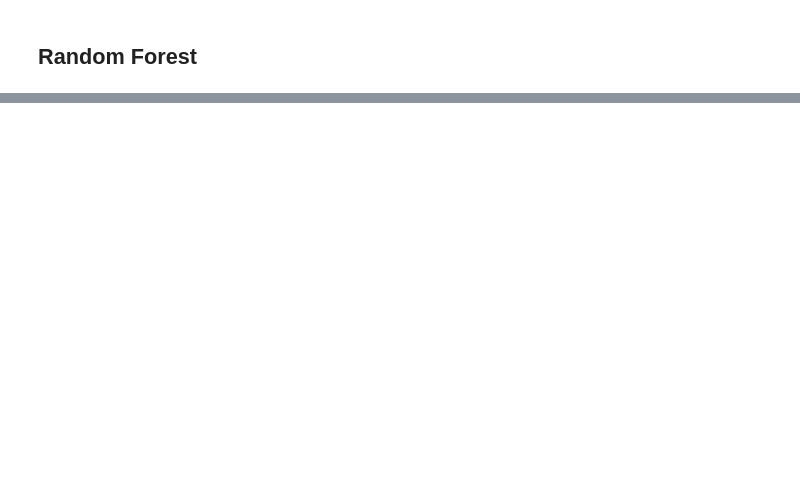
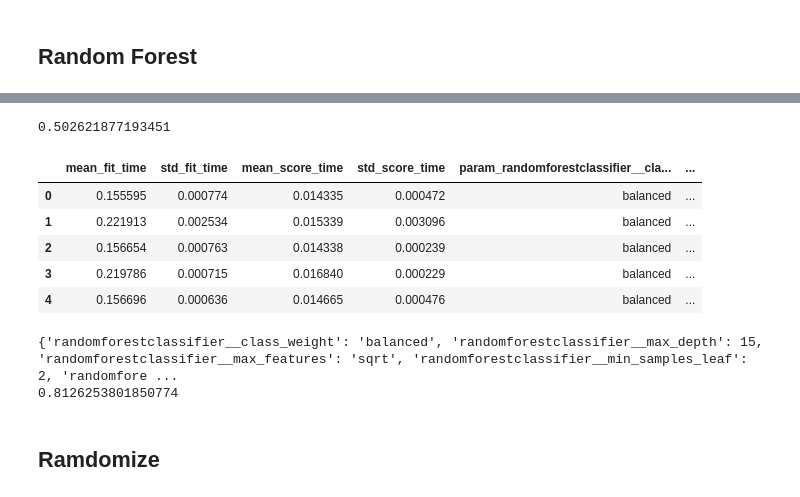
Before and after one commit to LuisDavid01/notebook-proyecto-big-data, a Jupyter notebook: SC-707_G7_Propuesta de proyecto.ipynb, the cells around one changed output, grey strips where cells are left out. Drawn from its saved outputs; the diff is of its cells as text; code cells hidden in the pictures; blank space fills up the shorter version.

```diff
--- a/SC-707_G7_Propuesta de proyecto.ipynb
+++ b/SC-707_G7_Propuesta de proyecto.ipynb
@@ -1009,0 +855,18 @@ array([0.93, 0.92, 0.93, 0.82, 0.92, 0.99, 0.2 , 0.24, 0.08, 1.  , 0.08,
+# %%
+from sklearn.linear_model import LogisticRegression
+from sklearn.pipeline import make_pipeline
+from sklearn.linear_model import LogisticRegression
+
+# Usar regresión logística en lugar de lineal
+log_reg = make_pipeline(preprocessing, LogisticRegression(max_iter=1000))
+
+# Entrenar
+log_reg.fit(prestamostrain, prestamostrain_labels)
+
+# Predicciones de clase
+y_pred = log_reg.predict(prestamostrain)
+print("Predicciones de clase:", y_pred[:5])
+
+# Predicciones de probabilidad
+y_proba = log_reg.predict_proba(prestamostrain)[:, 1]
+print("Probabilidades:", y_proba[:5])
@@ -1009,0 +951,11 @@ array([0.93, 0.92, 0.93, 0.82, 0.92, 0.99, 0.2 , 0.24, 0.08, 1.  , 0.08,
+# %%
+param_grid = {
+    "randomforestclassifier__n_estimators": [200, 300],  # más árboles, pero no excesivo
+    "randomforestclassifier__max_depth": [5, 10, 15],  # profundidad moderada
+    "randomforestclassifier__max_features": ["sqrt", "log2"],  # probadas para evitar sobreajuste
+    "randomforestclassifier__min_samples_split": [5, 10],  # evita ramas con muy pocos datos
+    "randomforestclassifier__min_samples_leaf": [2, 4],  # hojas más grandes
+    "randomforestclassifier__class_weight": ["balanced"]  # ajusta pesos por desbalance
+}
+# Definir el Grid de búsqueda con cross-validation de 3 folds
+grid_search = GridSearchCV(forest_clf, param_grid, cv=3)
@@ -1009,0 +984,29 @@ array([0.93, 0.92, 0.93, 0.82, 0.92, 0.99, 0.2 , 0.24, 0.08, 1.  , 0.08,
+# %%
+import time
+
+inicio = time.time()
+grid_search.fit(prestamostrain,  prestamostrain_labels)
+fin = time.time()
+(fin - inicio) / 60
+# %% [output]
+0.502621877193451
+# %%
+cv_res = pd.DataFrame(grid_search.cv_results_)
+# %%
+cv_res[:5]
+# %% [output]
+|  | mean_fit_time | std_fit_time | mean_score_time | std_score_time | param_randomforestclassifier__cla... | ... |
+| 0 | 0.155595 | 0.000774 | 0.014335 | 0.000472 | balanced | ... |
+| 1 | 0.221913 | 0.002534 | 0.015339 | 0.003096 | balanced | ... |
+| 2 | 0.156654 | 0.000763 | 0.014338 | 0.000239 | balanced | ... |
+| 3 | 0.219786 | 0.000715 | 0.016840 | 0.000229 | balanced | ... |
+| 4 | 0.156696 | 0.000636 | 0.014665 | 0.000476 | balanced | ... |
+# %%
+#mejores parametros
+print(grid_search.best_params_)
+print(grid_search.best_score_)
+# %% [output]
+{'randomforestclassifier__class_weight': 'balanced', 'randomforestclassifier__max_depth': 15, 'randomforestclassifier__max_features': 'sqrt', 'randomforestclassifier__min_samples_leaf': 2, 'randomfore ...
+0.8126253801850774
+# %% [markdown]
+## Ramdomize
```
Also changed, not shown: parts of 58 cells of this notebook.
